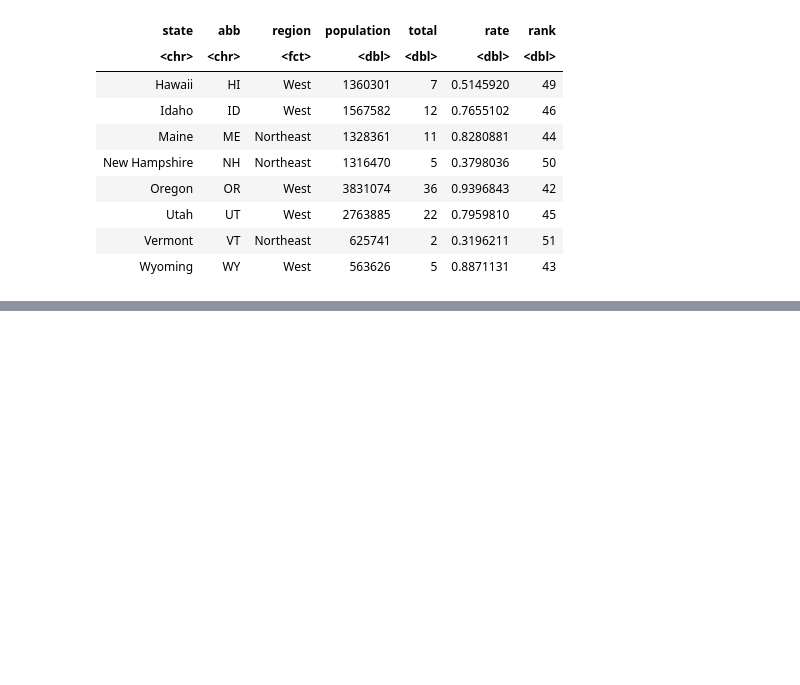
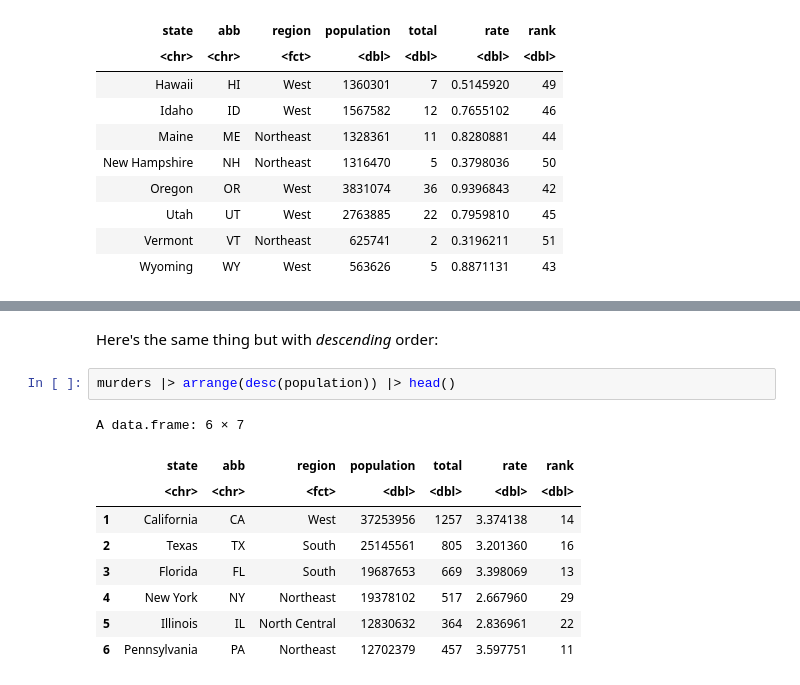
Before and after one commit to readyready15728/data-wrangling-and-visualization-with-r, a Jupyter notebook: 04_the_tidyverse/04_the_tidyverse.ipynb, the cells around one changed output, grey strips where cells are left out. Cells and saved outputs as stored; diff of their text form; blank space fills up the shorter version.

```diff
--- a/04_the_tidyverse/04_the_tidyverse.ipynb
+++ b/04_the_tidyverse/04_the_tidyverse.ipynb
@@ -451,0 +642,14 @@ A data.frame: 8 × 7
+# %% [markdown]
+Here's the same thing but with *descending* order:
+# %%
+murders |> arrange(desc(population)) |> head()
+# %% [output]
+A data.frame: 6 × 7
+|  | state | abb | region | population | total | rate | rank |
+|  | <chr> | <chr> | <fct> | <dbl> | <dbl> | <dbl> | <dbl> |
+| 1 | California | CA | West | 37253956 | 1257 | 3.374138 | 14 |
+| 2 | Texas | TX | South | 25145561 | 805 | 3.201360 | 16 |
+| 3 | Florida | FL | South | 19687653 | 669 | 3.398069 | 13 |
+| 4 | New York | NY | Northeast | 19378102 | 517 | 2.667960 | 29 |
+| 5 | Illinois | IL | North Central | 12830632 | 364 | 2.836961 | 22 |
+| 6 | Pennsylvania | PA | Northeast | 12702379 | 457 | 3.597751 | 11 |
```
Also changed, not shown: parts of 67 cells of this notebook.
